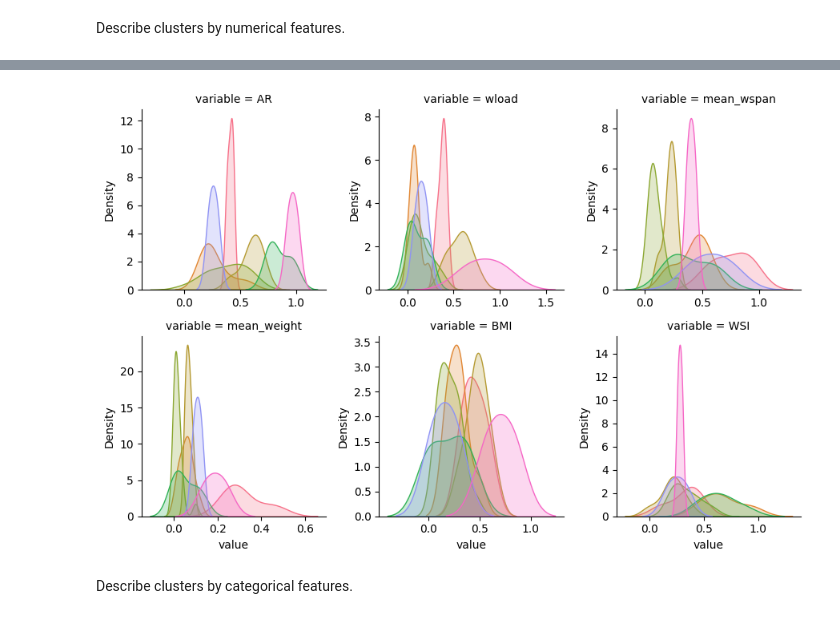
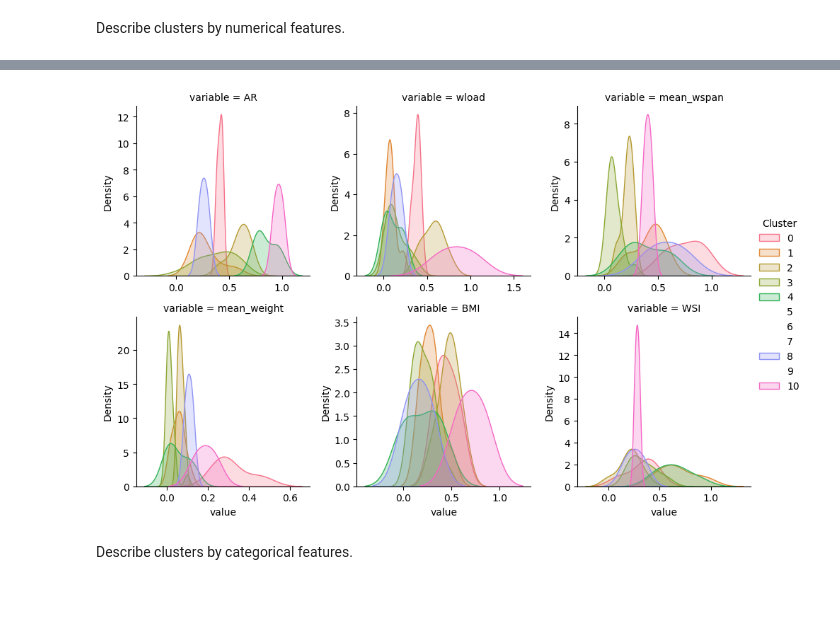
Before and after one commit to kbenedek/DataScience, a Jupyter notebook: HW2/hw_2_1.ipynb, the cells around one changed output, grey strips where cells are left out. Cells and saved outputs as stored; diff of their text form; code cells hidden in the pictures.

```diff
--- a/HW2/hw_2_1.ipynb
+++ b/HW2/hw_2_1.ipynb
@@ -457,15 +485,24 @@ birds[list(num_cols)+["predicted_group"]].groupby('predicted_group').agg(['mean'
 | 9 | 0.254202 | NaN | 0.453704 | NaN | 0.242820 | NaN | 0.066059 | NaN | 0.761311 | ... |
 | 10 | 0.966387 | 0.047537 | 0.837963 | 0.229155 | 0.403394 | 0.038771 | 0.186788 | 0.054765 | 0.704662 | ... |
 # %%
-num_data = birds[list(num_cols)+["predicted_group"]].copy()
+num_data = birds[list(num_cols) + ["predicted_group"]].copy()
 df = pd.melt(num_data, num_data.columns[-1], num_data.columns[:-1])
 
-g = sns.FacetGrid(df, col="variable", hue="predicted_group", col_wrap=3, sharex=False, sharey=False, legend_out=True)
+g = sns.FacetGrid(
+    df,
+    col="variable",
+    hue="predicted_group",
+    col_wrap=3,
+    height=8/2.54,
+    sharex=False,
+    sharey=False,
+    legend_out=True
+)
 g.map(sns.kdeplot, "value", fill=True, warn_singular=False)
-
+g.add_legend(title="Cluster")
 plt.show()
 # %% [output]
-[figure, old version]
+[figure, new version]
 # %% [markdown]
 Describe clusters by categorical features.
 # %%
```
Also changed, not shown: parts of 6 cells of this notebook.
